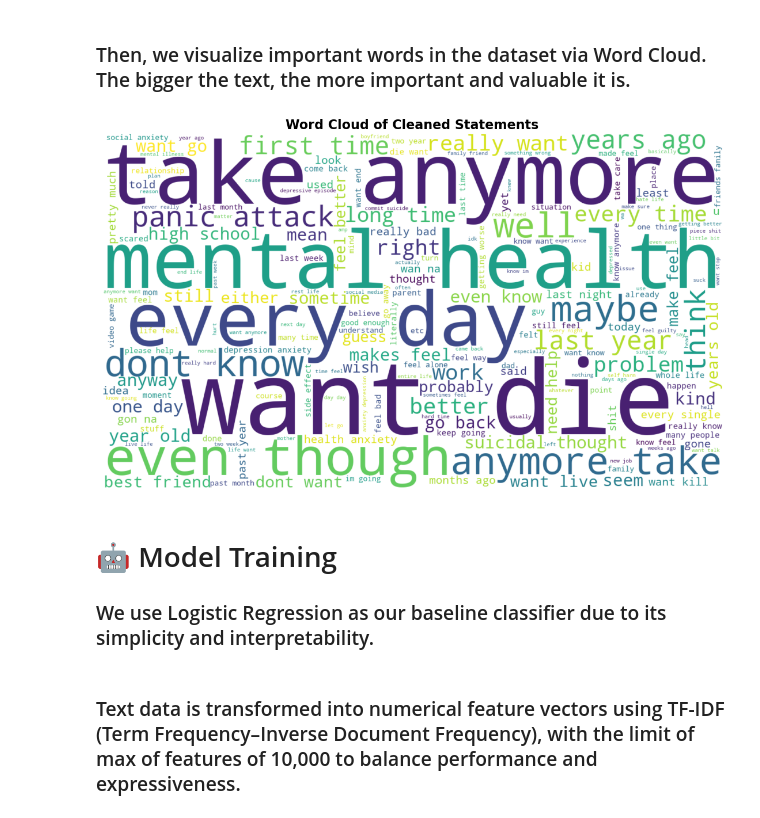
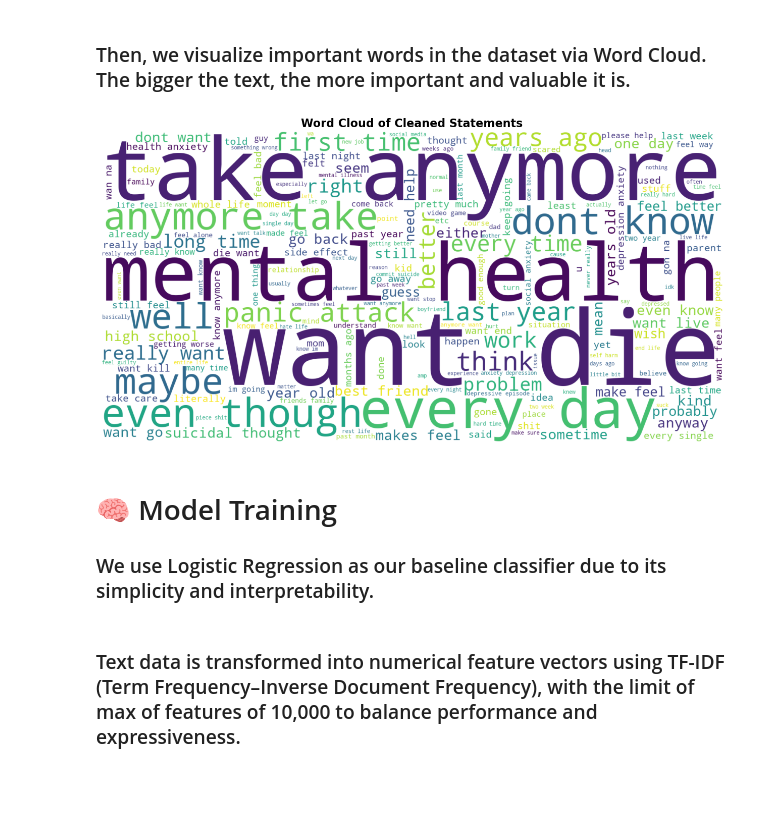
Before and after one commit to leonhoang177/ml-sentiment-analysis, a Jupyter notebook: Improved.ipynb, the cells around one changed output. Cells and saved outputs as stored; diff of their text form; code cells hidden in the pictures; blank space fills up the shorter version.

```diff
--- a/Improved.ipynb
+++ b/Improved.ipynb
@@ -272,16 +267,16 @@ plt.show()
 # %%
 # Word Cloud
 all_text = ' '.join(df['cleaned_statement'])
-wordcloud = WordCloud(width=1400, height=800, background_color='white', random_state=RANDOM_STATE).generate(all_text)
-plt.figure(figsize=(14, 8))
+wordcloud = WordCloud(width=1600, height=800, background_color='white', random_state=RANDOM_STATE).generate(all_text)
+plt.figure(figsize=(16, 8))
 plt.imshow(wordcloud, interpolation='bilinear')
 plt.axis('off')
 plt.title('Word Cloud of Cleaned Statements', fontsize=16, fontweight='bold')
 plt.show()
 # %% [output]
-[figure, old version]
+[figure, new version]
 # %% [markdown]
-# 🤖 Model Training
+# 🧠 Model Training
 ### We use Logistic Regression as our baseline classifier due to its simplicity and interpretability.
 # %%
 # Split train and test sets
```
Also changed, not shown: parts of 10 cells of this notebook.
